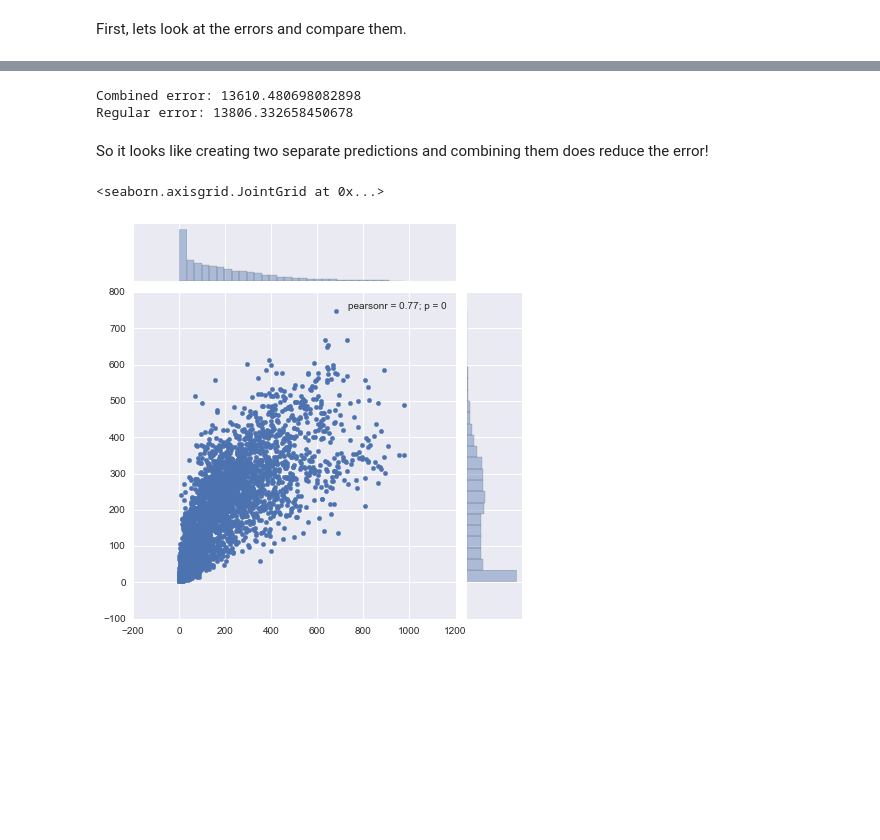
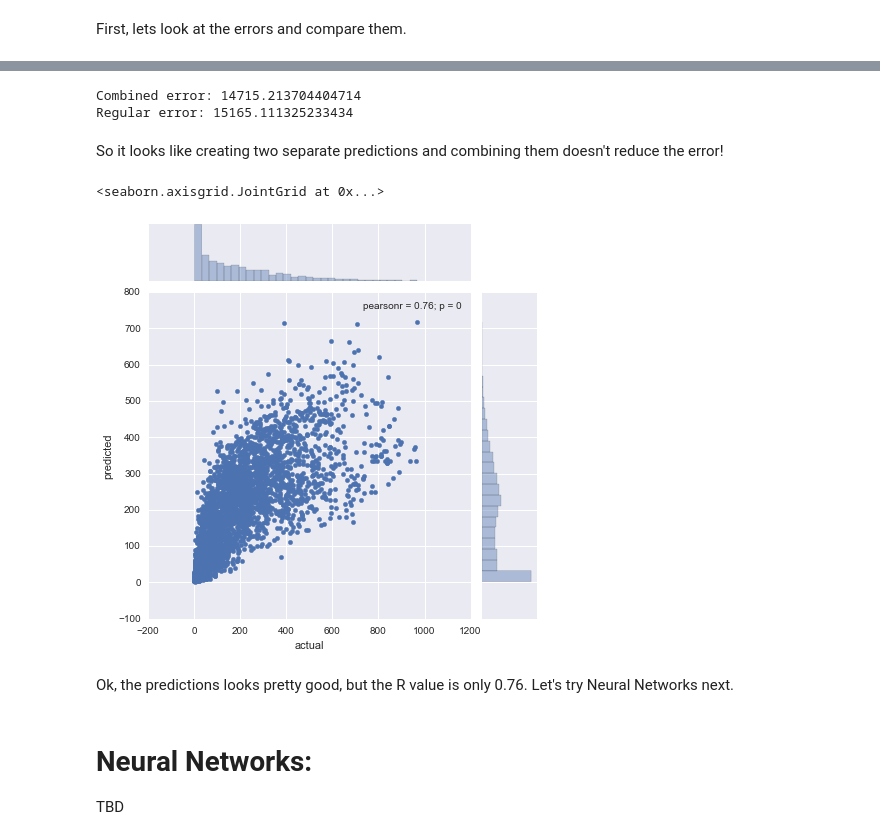
Before and after one commit to kyletabor/public_data_projects, a Jupyter notebook: bike_sharing/rental_analysis.ipynb, the cells around one changed output, grey strips where cells are left out. Cells and saved outputs as stored; diff of their text form; code cells hidden in the pictures; blank space fills up the shorter version.

```diff
--- a/bike_sharing/rental_analysis.ipynb
+++ b/bike_sharing/rental_analysis.ipynb
@@ -194,7 +196,7 @@ bike_rentals.drop(['hr'], inplace=True, axis=1)
 # %% [markdown]
 It looks like `season`, `hr`, `weekday`, and `weathersit` are categorical. So we will need to convert these to dummy variables. If we don't, our regression algorithm will think Friday is more important than Monday because it treats everything as numerical variables.
 # %%
-cat_cols = ['mnth','time_label','holiday','weekday','workingday','weathersit']
+cat_cols = ['mnth','time_label','holiday','weekday','weathersit']
 for col in cat_cols:
     bike_rentals[col] = bike_rentals[col].astype('category')
 dummy_df = pd.get_dummies(bike_rentals[cat_cols])
@@ -224,7 +226,7 @@ columns = ['atemp', 'hum', 'windspeed', 'mnth_1',\
        'mnth_9', 'mnth_10', 'mnth_11', 'mnth_12', 'time_label_1',\
        'time_label_2', 'time_label_3', 'time_label_4', 'holiday_0',\
        'holiday_1', 'weekday_0', 'weekday_1', 'weekday_2', 'weekday_3',\
-       'weekday_4', 'weekday_5', 'weekday_6', 'workingday_0', 'workingday_1',\
+       'weekday_4', 'weekday_5', 'weekday_6', 'workingday',\
        'weathersit_1', 'weathersit_2', 'weathersit_3', 'weathersit_4']
 # %%
 train[columns]
@@ -611,12 +617,17 @@ comb_MSE_test = mean_squared_error(test.cnt,comb_pred_test)
 print("Combined error: {0}".format(comb_MSE_test))
 print("Regular error: {0}".format(cnt_MSE_test))
 # %% [output]
-Combined error: 13610.480698082898
-Regular error: 13806.332658450678
+Combined error: 14715.213704404714
+Regular error: 15165.111325233434
 # %% [markdown]
-So it looks like creating two separate predictions and combining them does reduce the error!
+So it looks like creating two separate predictions and combining them doesn't reduce the error!
 # %%
-sns.jointplot(x=test.cnt.values, y=comb_pred_test)
+sns.jointplot(x=test.cnt.values, y=comb_pred_test).set_axis_labels("actual",'predicted')
 # %% [output]
 <seaborn.axisgrid.JointGrid at 0x...>
-[figure, old version]
+[figure, new version]
+# %% [markdown]
+Ok, the predictions looks pretty good, but the R value is only 0.76. Let's try Neural Networks next.
+# %% [markdown]
+# Neural Networks:
+TBD
```
Also changed, not shown: parts of 22 cells of this notebook.
